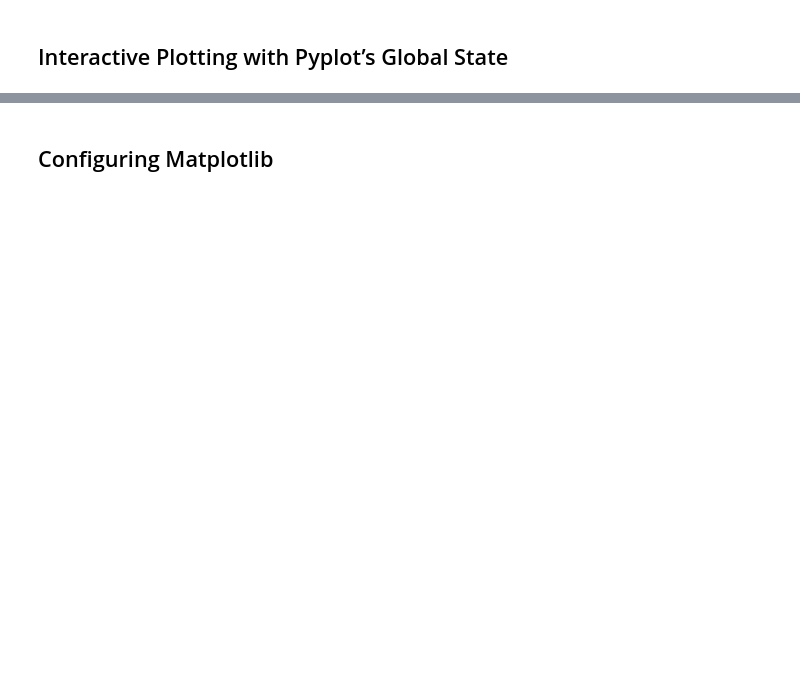
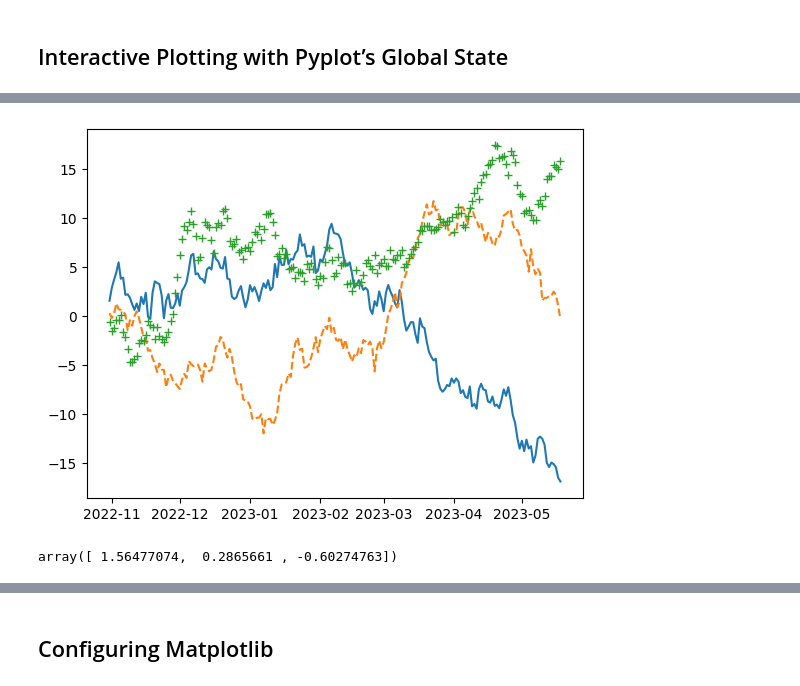
Before and after one commit to Kyrand/dataviz-with-python-and-js-ed-2, a Jupyter notebook: Part_3_Cleaning_and_Exploring_with_Pandas/Ch10_Visualising_Data_with_Matplotlib.ipynb, the cells around one changed output, grey strips where cells are left out. Drawn from its saved outputs; the diff is of its cells as text; code cells hidden in the pictures; blank space fills up the shorter version.

```diff
--- a/Part_3_Cleaning_and_Exploring_with_Pandas/Ch10_Visualising_Data_with_Matplotlib.ipynb
+++ b/Part_3_Cleaning_and_Exploring_with_Pandas/Ch10_Visualising_Data_with_Matplotlib.ipynb
@@ -26,0 +27,9 @@ plots = plt.plot(x, y)
+# %%
+# To add line styles create the lines sequentially
+plots = plt.plot(x, y[:,0], '-', x, y[:,1], '--', x, y[:,2], '+')
+# %% [output]
+[figure, added]
+# %%
+y[0]
+# %% [output]
+array([ 1.56477074,  0.2865661 , -0.60274763])
```
Also changed, not shown: parts of 3 cells of this notebook, 15 other files.
